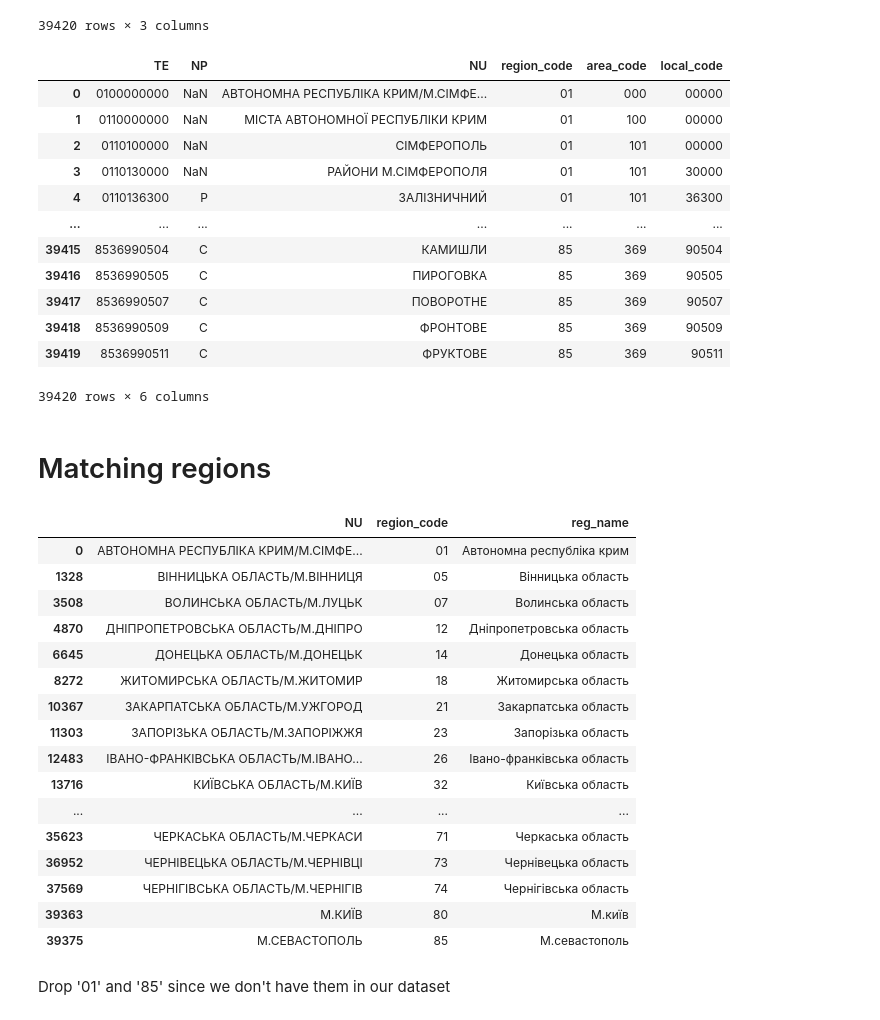
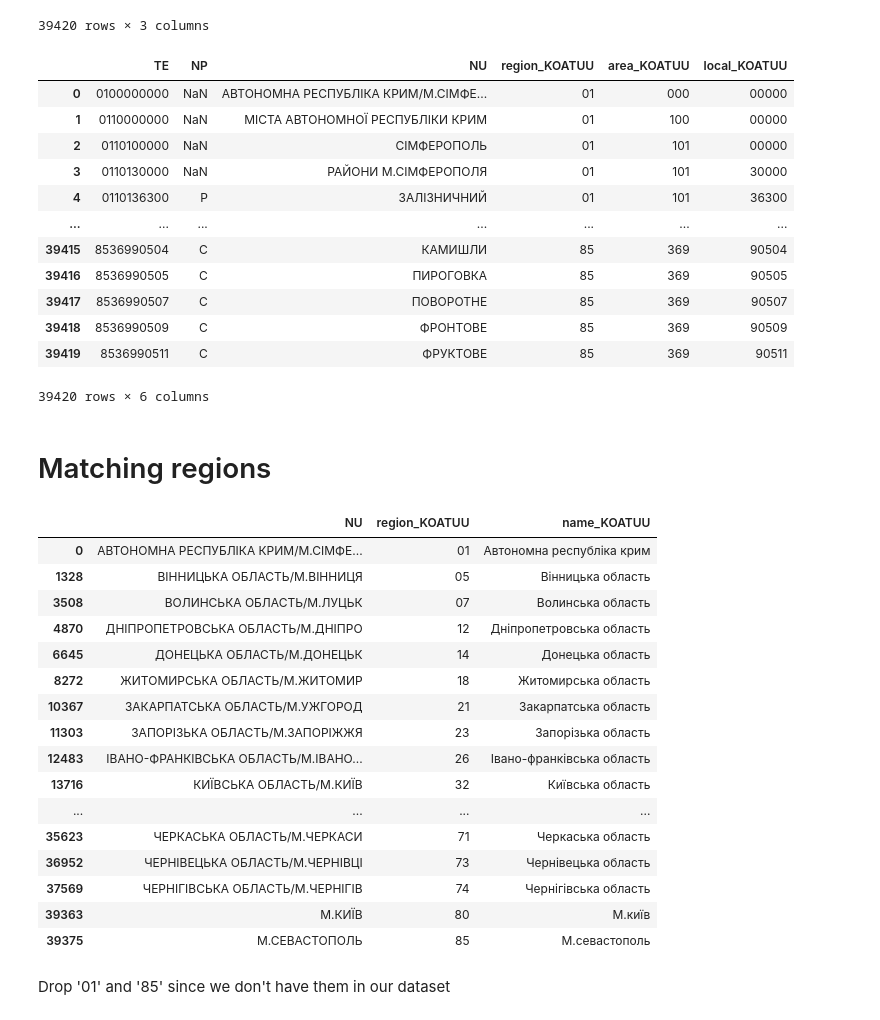
Before and after one commit to DataResponsibly/ZNO-Dataset, a Jupyter notebook: notebooks/students_level/Territory.ipynb, the cells around one changed output. Saved outputs shown, nothing was run; the diff lists cells and outputs as text; code cells hidden in the pictures.

```diff
--- a/notebooks/students_level/Territory.ipynb
+++ b/notebooks/students_level/Territory.ipynb
@@ -27,12 +43,12 @@ code2020
 | 39419 | 8536990511 | С | ФРУКТОВЕ |
 39420 rows × 3 columns
 # %%
-code2020['region_code'] = code2020['TE'].str[:2]
-code2020['area_code'] = code2020['TE'].str[2:5]
-code2020['local_code'] = code2020['TE'].str[5:]
+code2020['region_KOATUU'] = code2020['TE'].str[:2]
+code2020['area_KOATUU'] = code2020['TE'].str[2:5]
+code2020['local_KOATUU'] = code2020['TE'].str[5:]
 code2020
 # %% [output]
-|  | TE | NP | NU | region_code | area_code | local_code |
+|  | TE | NP | NU | region_KOATUU | area_KOATUU | local_KOATUU |
 | 0 | 0100000000 | NaN | АВТОНОМНА РЕСПУБЛІКА КРИМ/М.СІМФЕ... | 01 | 000 | 00000 |
 | 1 | 0110000000 | NaN | МІСТА АВТОНОМНОЇ РЕСПУБЛІКИ КРИМ | 01 | 100 | 00000 |
 | 2 | 0110100000 | NaN | СІМФЕРОПОЛЬ | 01 | 101 | 00000 |
@@ -48,10 +64,10 @@ code2020
 # %% [markdown]
 # Matching regions
 # %%
-code2020['reg_name'] = code2020['NU'].str.split('/').str[0].str.lower().str.capitalize()
-code2020[code2020.area_code == '000'][['NU', 'region_code', 'reg_name']]
+code2020['name_KOATUU'] = code2020['NU'].str.split('/').str[0].str.lower().str.capitalize()
+code2020[code2020.area_KOATUU == '000'][['NU', 'region_KOATUU', 'name_KOATUU']]
 # %% [output]
-|  | NU | region_code | reg_name |
+|  | NU | region_KOATUU | name_KOATUU |
 | 0 | АВТОНОМНА РЕСПУБЛІКА КРИМ/М.СІМФЕ... | 01 | Автономна республіка крим |
 | 1328 | ВІННИЦЬКА ОБЛАСТЬ/М.ВІННИЦЯ | 05 | Вінницька область |
 | 3508 | ВОЛИНСЬКА ОБЛАСТЬ/М.ЛУЦЬК | 07 | Волинська область |
```
Also changed, not shown: parts of 126 cells of this notebook.
